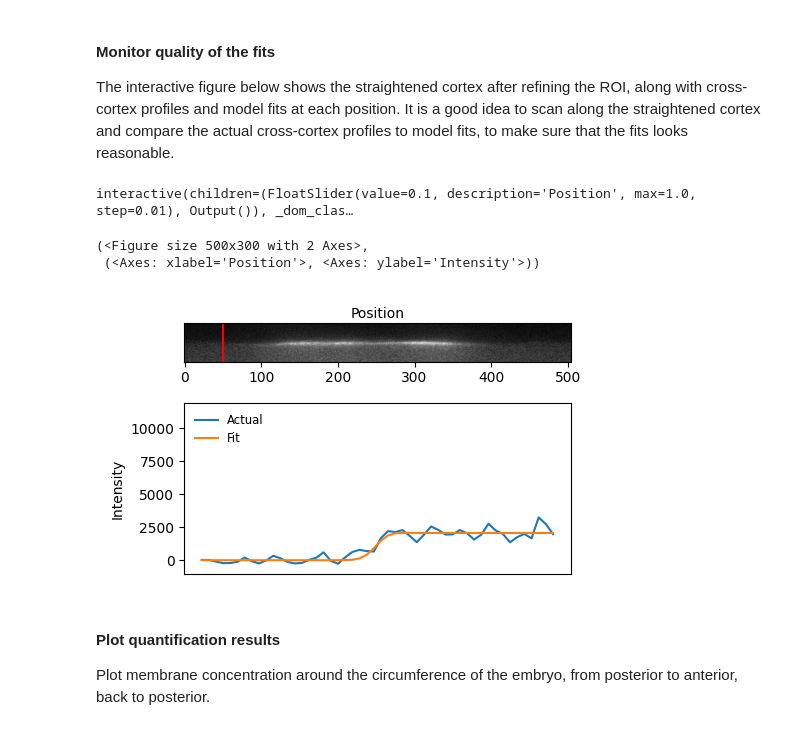
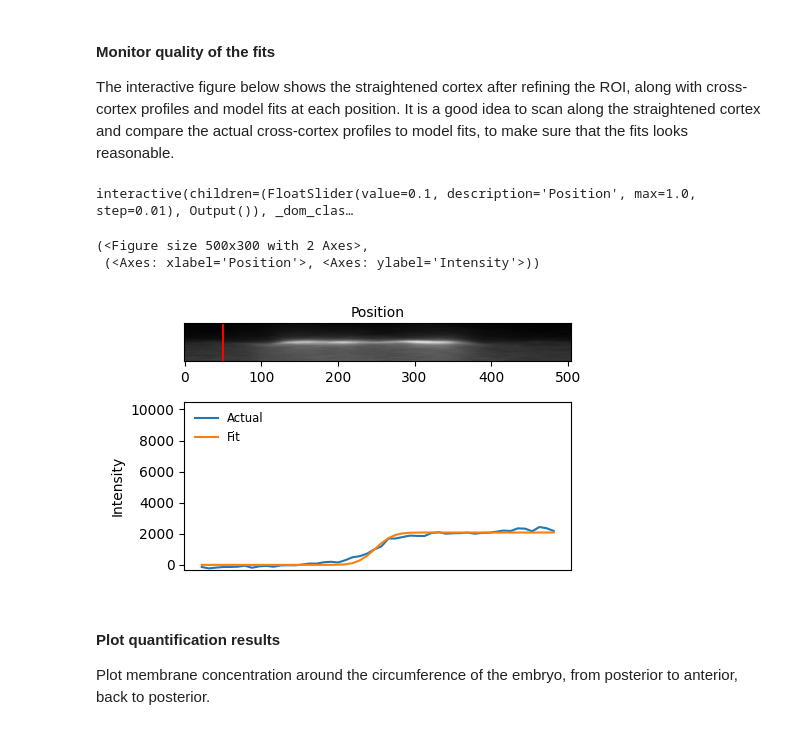
Before and after one commit to goehringlab/2024-Rodrigues, a Jupyter notebook: scripts/Membrane_quantification.ipynb, the cells around one changed output. Saved outputs shown, nothing was run; the diff lists cells and outputs as text; code cells hidden in the pictures.

```diff
--- a/scripts/Membrane_quantification.ipynb
+++ b/scripts/Membrane_quantification.ipynb
@@ -182,10 +181,12 @@ q = ImageQuant(
     thickness=50,
     rol_ave=20,
     parallel=False,
-    freedom=0.5,
+    freedom=15,
     nfits=100,
     bg_subtract=True,
+    zerocap=True,
     method="DE",
+    iterations=2,
 )
 
 # Run quantification
@@ -193,5 +194,6 @@ q.run()
 
 # Save
 q.save(save_path)
+q.compile_res().to_csv(save_path + "/Quantification.csv", index=False)
 # %% [output]
 Quantifying image 1 of 1
@@ -200,19 +202,13 @@ Time elapsed: 6.37 seconds
 #### Monitor quality of the fits
 
 The interactive figure below shows the straightened cortex after refining the ROI, along with cross-cortex profiles and model fits at each position. It is a good idea to scan along the straightened cortex and compare the actual cross-cortex profiles to model fits, to make sure that the fits looks reasonable.
-# %%
-target = load_image(
-    save_path + "/straight.tif"
-)  # straightened cortex (ground truth) saved in save_path
-fit = load_image(
-    save_path + "/straight_fit.tif"
-)  # straightened cortex (model fit) saved in save_path
-plot_fits_jupyter(target, fit)
-# %% [output]
-interactive(children=(FloatSlider(value=0.1, description='Position', max=1.0, step=0.01), Output()), _dom_clas…
-(<Figure size 500x300 with 2 Axes>,
- (<Axes: xlabel='Position'>, <Axes: ylabel='Intensity'>))
-[figure, removed]
+# %%
+q.plot_fits()
+# %% [output]
+interactive(children=(FloatSlider(value=0.1, description='Position', max=1.0, step=0.01), Output()), _dom_clas…
+(<Figure size 500x300 with 2 Axes>,
+ (<Axes: xlabel='Position'>, <Axes: ylabel='Intensity'>))
+[figure, added]
 # %% [markdown]
 #### Plot quantification results
 
```
Also changed, not shown: parts of 5 cells of this notebook, 2 other files.
